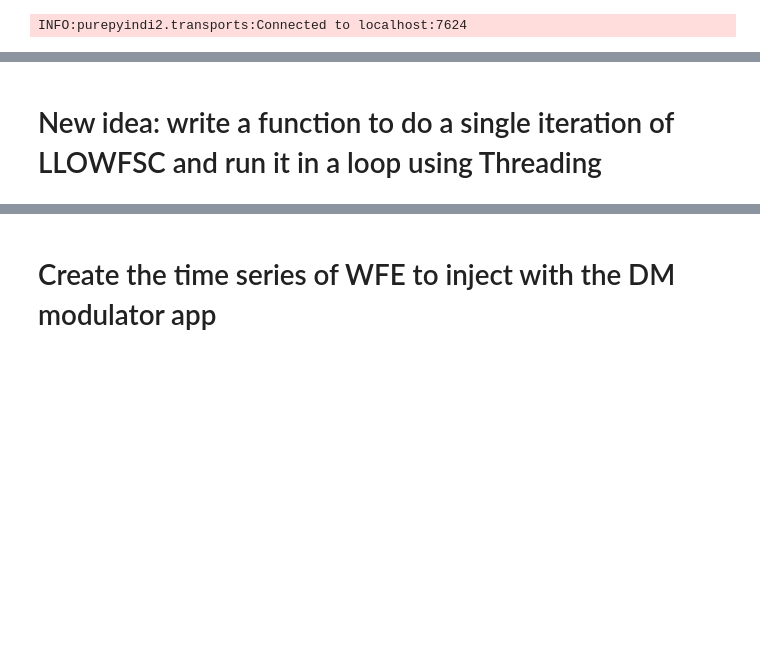
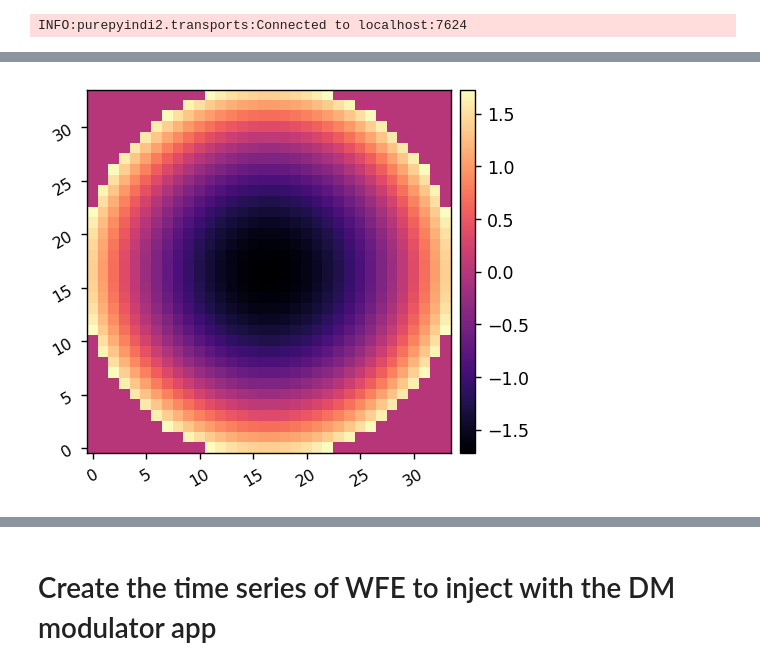
Before and after one commit to uasal/scoob-interface, a Jupyter notebook: notebooks/scoobi_demo_llowfsc.ipynb, the cells around one changed output, grey strips where cells are left out. Drawn from its saved outputs; the diff is of its cells as text; code cells hidden in the pictures; blank space fills up the shorter version.

```diff
--- a/notebooks/scoobi_demo_llowfsc.ipynb
+++ b/notebooks/scoobi_demo_llowfsc.ipynb
@@ -58,4 +83,6 @@ I.zero_dm()
 # %%
-dm_zernikes = lina.utils.create_zernike_modes(I.dm_mask, nmodes=20, remove_modes=0)
+Nmodes = 20
+dm_zernikes = lina.utils.create_zernike_modes(I.dm_mask, nmodes=Nmodes, remove_modes=1)
+imshow1(dm_zernikes[2])
+# %% [output]
+[figure, added]
-# %% [markdown]
-# New idea: write a function to do a single iteration of LLOWFSC and run it in a loop using Threading
```
Also changed, not shown: parts of 37 cells of this notebook, 1 other file.
